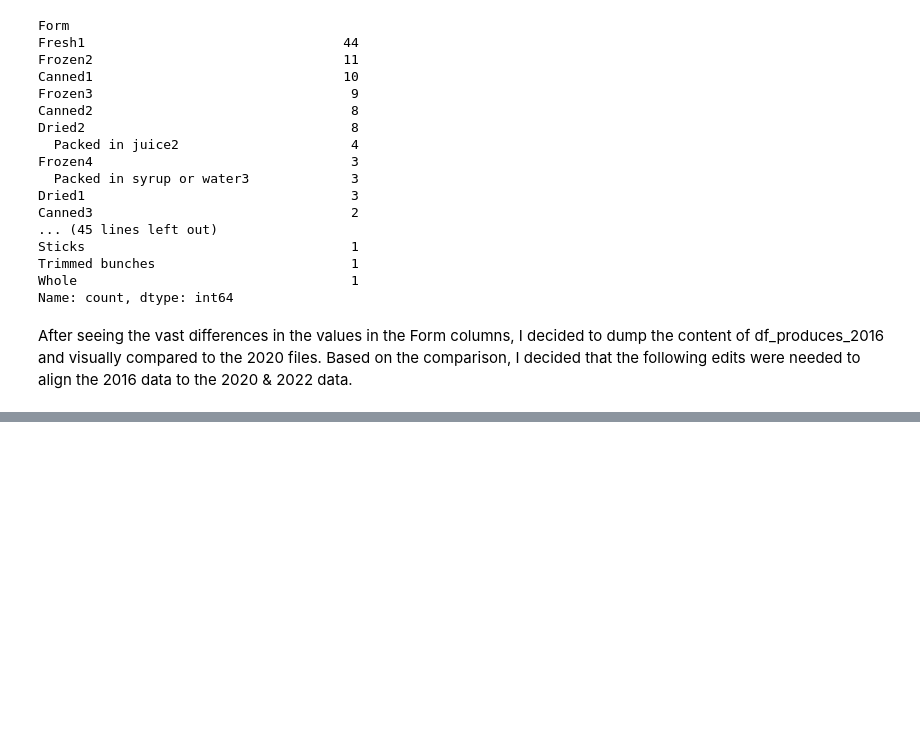
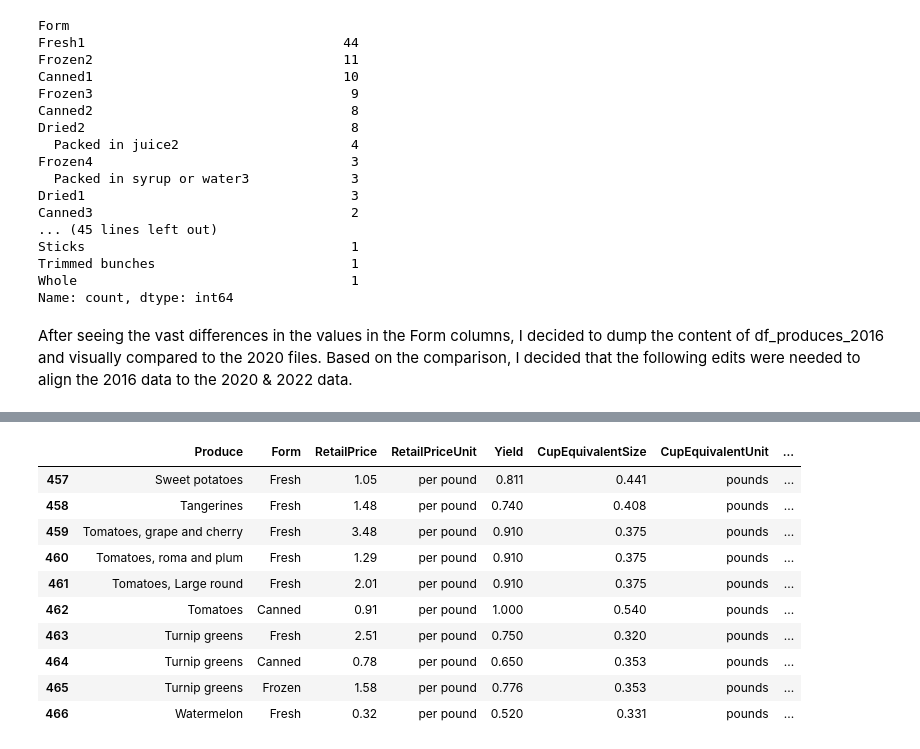
Before and after one commit to cmonjarr/5ADayCost, a Jupyter notebook: FiveADay.ipynb, the cells around one changed output, grey strips where cells are left out. Saved outputs shown, nothing was run; the diff lists cells and outputs as text; code cells hidden in the pictures; blank space fills up the shorter version.

```diff
--- a/FiveADay.ipynb
+++ b/FiveADay.ipynb
@@ -516,18 +532 @@ Whole                                1
 Name: count, dtype: int64
-# %%
-
-df_produces_2016 = df_produces_2016.Form.replace("1,3", "")
-df_produces_2016 = df_produces_2016.Form.replace("1,4", "")
-df_produces_2016 = df_produces_2016.Form.replace("1", "")
-df_produces_2016 = df_produces_2016.Form.replace("2", "")
-df_produces_2016 = df_produces_2016.Form.replace("3", "")
-df_produces_2016 = df_produces_2016.Form.replace("4", "")
-df_produces_2016 = df_produces_2016.Form.replace("5", "")
-df_produces_2016 = df_produces_2016.Form.replace("6", "")
-# %%
-# Change the Form column to a string and clean-up values
-df_produces_2016['Form'] = df_produces_2016['Form'].astype('string')
-df_produces_2016['Form'] = df_produces_2016['Form'].strip()
-# %%
-
-df_produces_2016['Form'] = df['City'].replace('New York', 'San Francisco')
@@ -533,0 +535,3 @@ df_produces_2016['Form'] = df['City'].replace('New York', 'San Francisco')
+# %%
+df_produces = pd.concat([fruits_20, fruits_22, vegetables_20, vegetables_22, df_produces_2016], axis=0).reset_index(drop=True)
+df_produces.head(10)
@@ -533,0 +550,14 @@ df_produces_2016['Form'] = df['City'].replace('New York', 'San Francisco')
+# %%
+df_produces.tail(10)
+# %% [output]
+|  | Produce | Form | RetailPrice | RetailPriceUnit | Yield | CupEquivalentSize | CupEquivalentUnit | ... |
+| 457 | Sweet potatoes | Fresh | 1.05 | per pound | 0.811 | 0.441 | pounds | ... |
+| 458 | Tangerines | Fresh | 1.48 | per pound | 0.740 | 0.408 | pounds | ... |
+| 459 | Tomatoes, grape and cherry | Fresh | 3.48 | per pound | 0.910 | 0.375 | pounds | ... |
+| 460 | Tomatoes, roma and plum | Fresh | 1.29 | per pound | 0.910 | 0.375 | pounds | ... |
+| 461 | Tomatoes, Large round | Fresh | 2.01 | per pound | 0.910 | 0.375 | pounds | ... |
+| 462 | Tomatoes | Canned | 0.91 | per pound | 1.000 | 0.540 | pounds | ... |
+| 463 | Turnip greens | Fresh | 2.51 | per pound | 0.750 | 0.320 | pounds | ... |
+| 464 | Turnip greens | Canned | 0.78 | per pound | 0.650 | 0.353 | pounds | ... |
+| 465 | Turnip greens | Frozen | 1.58 | per pound | 0.776 | 0.353 | pounds | ... |
+| 466 | Watermelon | Fresh | 0.32 | per pound | 0.520 | 0.331 | pounds | ... |
```
Also changed, not shown: parts of 9 cells of this notebook, 2 other files.
